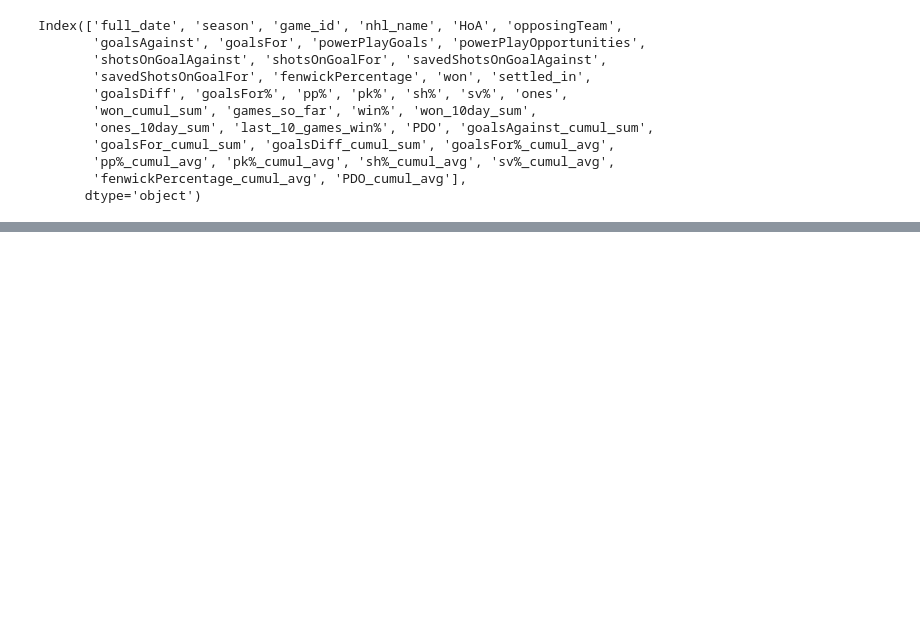
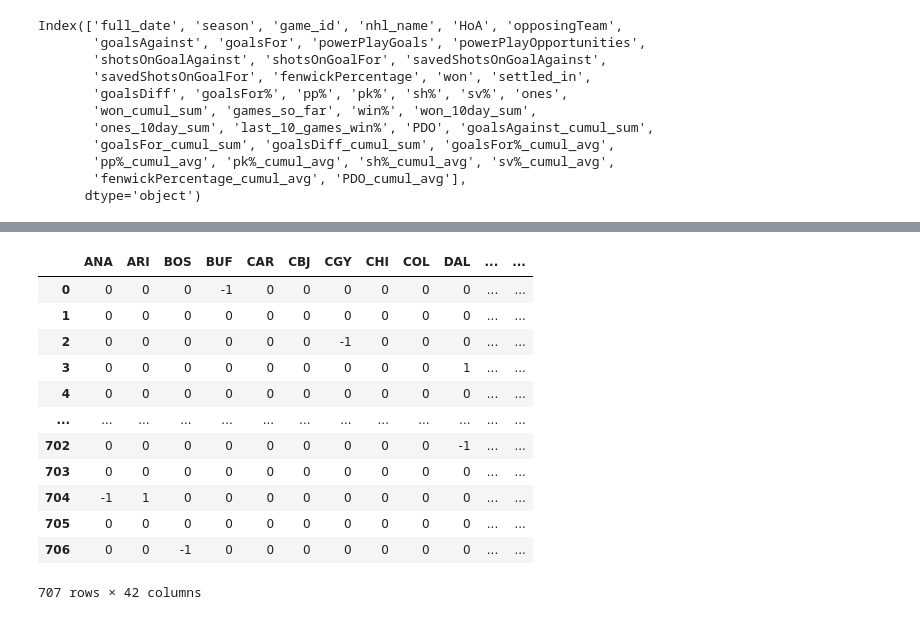
Before and after one commit to joeyamosjohns/final_project_nhl_prediction, a Jupyter notebook: Note_books/Explore_Models/v3_Clean_model_add_Pis_feat.ipynb, the cells around one changed output, grey strips where cells are left out. Cells and saved outputs as stored; diff of their text form; code cells hidden in the pictures; blank space fills up the shorter version.

Commit message:
Pisch style model completed ... decent scores in first check
see

v3_Clean_model_add_Pis_feat.ipynb

```diff
--- a/Note_books/Explore_Models/v3_Clean_model_add_Pis_feat.ipynb
+++ b/Note_books/Explore_Models/v3_Clean_model_add_Pis_feat.ipynb
@@ -869,0 +936,5 @@ data_Pis.head(3)
+# %%
+data_Pis_A.reset_index(drop = True, inplace = True)
+data_Pis_H.reset_index(drop = True, inplace = True)
+# %%
+data_Pis = data_Pis_H.iloc[:, 1:].copy().sub(data_Pis_A.iloc[:, 1:].copy()).copy()
@@ -870,4 +957,6 @@ data_Pis.head(3)
 # %%
 dummies_pm1_Pis, y_Pis  = make_HA_diff(data, season = 20122013)
+# %%
+dummies_pm1_Pis_final = dummies_pm1_Pis.loc[dummies_pm1_Pis['full_date'] > date_first, :].iloc[:, :30].reset_index(drop = True).copy()
 # %%
 dummies_pm1_Pis = dummies_pm1_Pis.iloc[:, :30].copy()
@@ -906,4 +995,5 @@ def make_HA_diff(X, season, list_var_names = None ):
     y = X_H.loc[:,['date', 'full_date','game_id', 'Open','goal_difference', 'won']].copy()   ##these are from home team perspective; 'Open' is for betting
     return (df_model, y)
 # %%
-data_Pis = pd.concat(dummies_pm1_Pis,  axis =1)
+data_dummies_Pis = pd.concat([dummies_pm1_Pis_final, data_Pis], axis =1)
+#bit of a hack soln ... 26 is from the first day games dropped in data_Pis
@@ -909,0 +1002,16 @@ data_Pis = pd.concat(dummies_pm1_Pis,  axis =1)
+# %%
+data_dummies_Pis
+# %% [output]
+|  | ANA | ARI | BOS | BUF | CAR | CBJ | CGY | CHI | COL | DAL | ... | ... |
+| 0 | 0 | 0 | 0 | -1 | 0 | 0 | 0 | 0 | 0 | 0 | ... | ... |
+| 1 | 0 | 0 | 0 | 0 | 0 | 0 | 0 | 0 | 0 | 0 | ... | ... |
+| 2 | 0 | 0 | 0 | 0 | 0 | 0 | -1 | 0 | 0 | 0 | ... | ... |
+| 3 | 0 | 0 | 0 | 0 | 0 | 0 | 0 | 0 | 0 | 1 | ... | ... |
+| 4 | 0 | 0 | 0 | 0 | 0 | 0 | 0 | 0 | 0 | 0 | ... | ... |
+| ... | ... | ... | ... | ... | ... | ... | ... | ... | ... | ... | ... | ... |
+| 702 | 0 | 0 | 0 | 0 | 0 | 0 | 0 | 0 | 0 | -1 | ... | ... |
+| 703 | 0 | 0 | 0 | 0 | 0 | 0 | 0 | 0 | 0 | 0 | ... | ... |
+| 704 | -1 | 1 | 0 | 0 | 0 | 0 | 0 | 0 | 0 | 0 | ... | ... |
+| 705 | 0 | 0 | 0 | 0 | 0 | 0 | 0 | 0 | 0 | 0 | ... | ... |
+| 706 | 0 | 0 | -1 | 0 | 0 | 0 | 0 | 0 | 0 | 0 | ... | ... |
+707 rows × 42 columns
```
Also changed, not shown: parts of 15 cells of this notebook, 1 other file.
